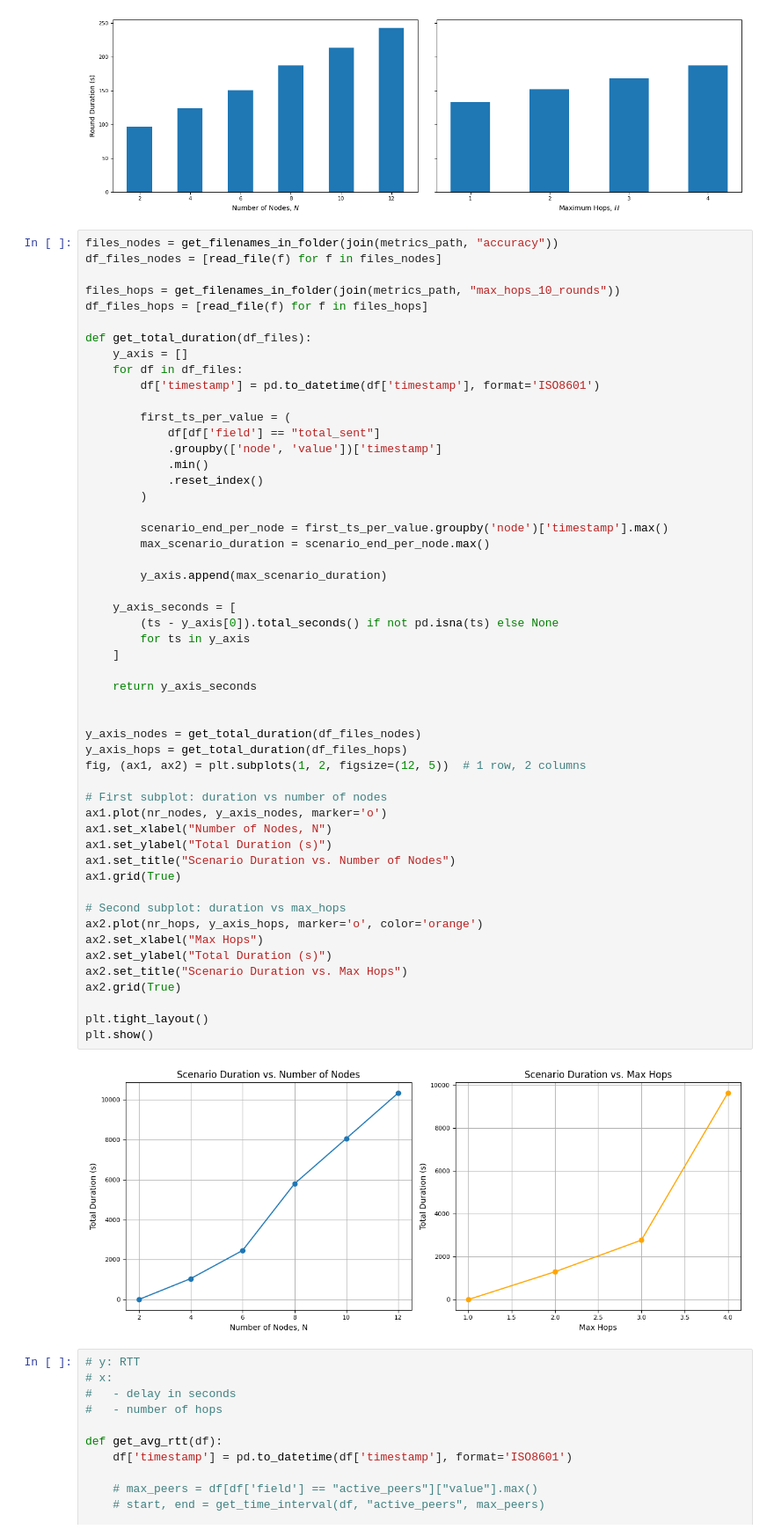
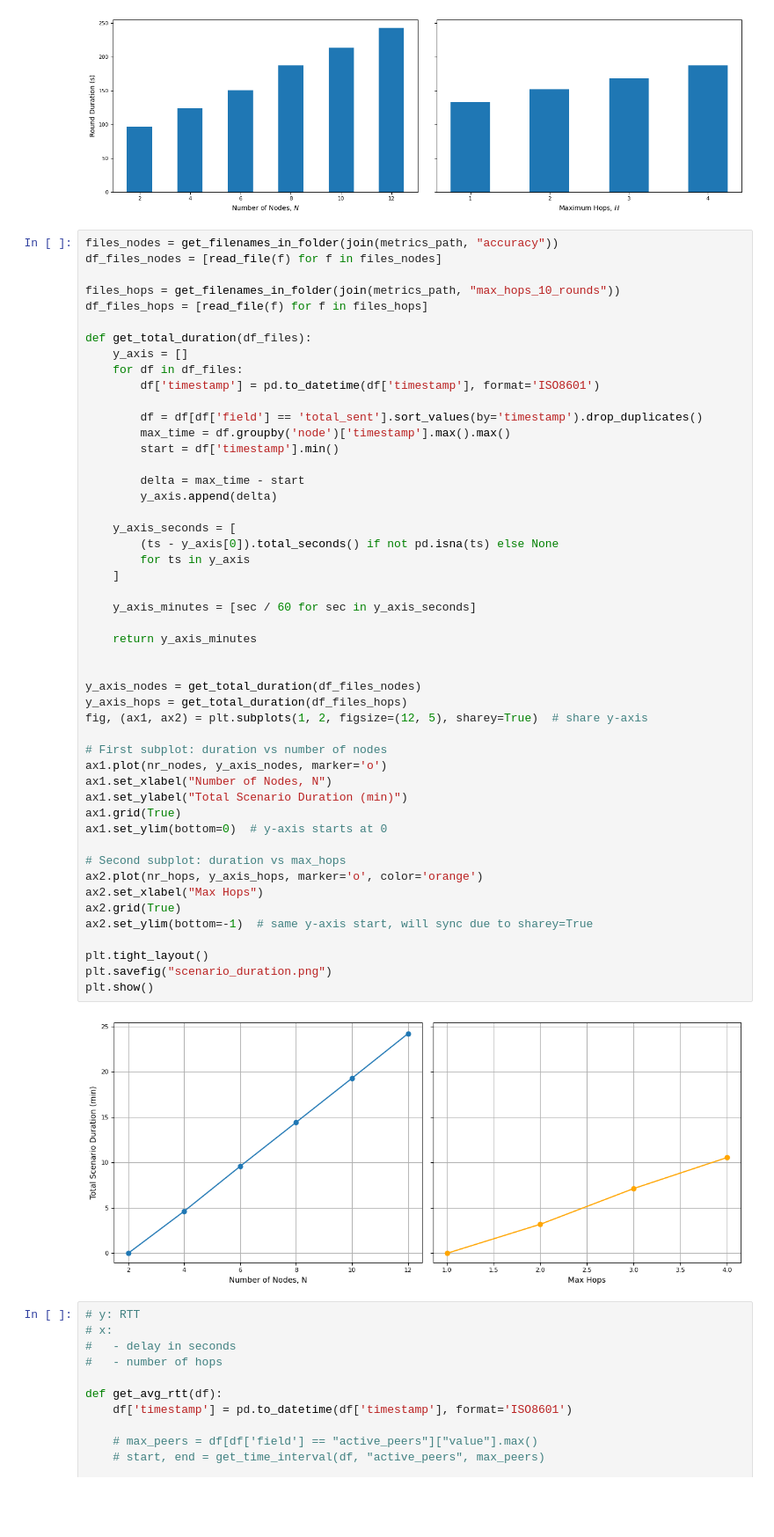
Before and after one commit to Altishofer/DFL_PeerBasedMixing, a Jupyter notebook: experiments/evaluation-plots.ipynb, the cells around one changed output. Shown at 88% size. Cells and saved outputs as stored; diff of their text form; blank space fills up the shorter version.

Commit message:
fixed bar plots and time metrics 2

```diff
--- a/experiments/evaluation-plots.ipynb
+++ b/experiments/evaluation-plots.ipynb
@@ -254,50 +254,47 @@ df_files_hops = [read_file(f) for f in files_hops]
 def get_total_duration(df_files):
     y_axis = []
     for df in df_files:
         df['timestamp'] = pd.to_datetime(df['timestamp'], format='ISO8601')
 
-        first_ts_per_value = (
-            df[df['field'] == "total_sent"]
-            .groupby(['node', 'value'])['timestamp']
-            .min()
-            .reset_index()
-        )
+        df = df[df['field'] == 'total_sent'].sort_values(by='timestamp').drop_duplicates()
+        max_time = df.groupby('node')['timestamp'].max().max()
+        start = df['timestamp'].min()
 
-        scenario_end_per_node = first_ts_per_value.groupby('node')['timestamp'].max()
-        max_scenario_duration = scenario_end_per_node.max()
-
-        y_axis.append(max_scenario_duration)
+        delta = max_time - start
+        y_axis.append(delta)
 
     y_axis_seconds = [
         (ts - y_axis[0]).total_seconds() if not pd.isna(ts) else None
         for ts in y_axis
     ]
 
-    return y_axis_seconds
+    y_axis_minutes = [sec / 60 for sec in y_axis_seconds]
+
+    return y_axis_minutes
 
 
 y_axis_nodes = get_total_duration(df_files_nodes)
 y_axis_hops = get_total_duration(df_files_hops)
-fig, (ax1, ax2) = plt.subplots(1, 2, figsize=(12, 5))  # 1 row, 2 columns
+fig, (ax1, ax2) = plt.subplots(1, 2, figsize=(12, 5), sharey=True)  # share y-axis
 
 # First subplot: duration vs number of nodes
 ax1.plot(nr_nodes, y_axis_nodes, marker='o')
 ax1.set_xlabel("Number of Nodes, N")
-ax1.set_ylabel("Total Duration (s)")
-ax1.set_title("Scenario Duration vs. Number of Nodes")
+ax1.set_ylabel("Total Scenario Duration (min)")
 ax1.grid(True)
+ax1.set_ylim(bottom=0)  # y-axis starts at 0
 
 # Second subplot: duration vs max_hops
 ax2.plot(nr_hops, y_axis_hops, marker='o', color='orange')
 ax2.set_xlabel("Max Hops")
-ax2.set_ylabel("Total Duration (s)")
-ax2.set_title("Scenario Duration vs. Max Hops")
 ax2.grid(True)
+ax2.set_ylim(bottom=-1)  # same y-axis start, will sync due to sharey=True
 
 plt.tight_layout()
+plt.savefig("scenario_duration.png")
 plt.show()
 # %% [output]
-[figure, old version]
+[figure, new version]
 # %%
 # y: RTT
 # x:
```
